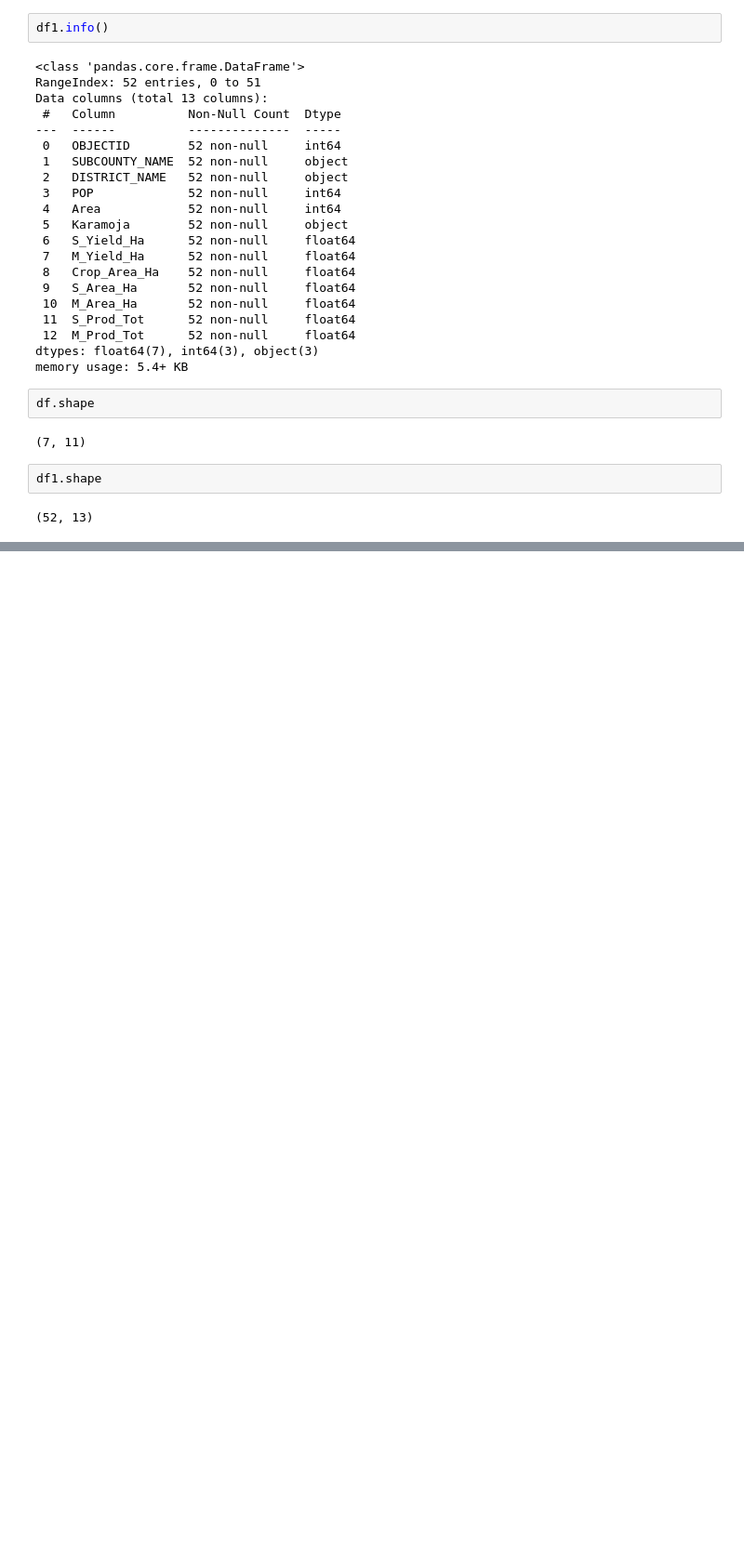
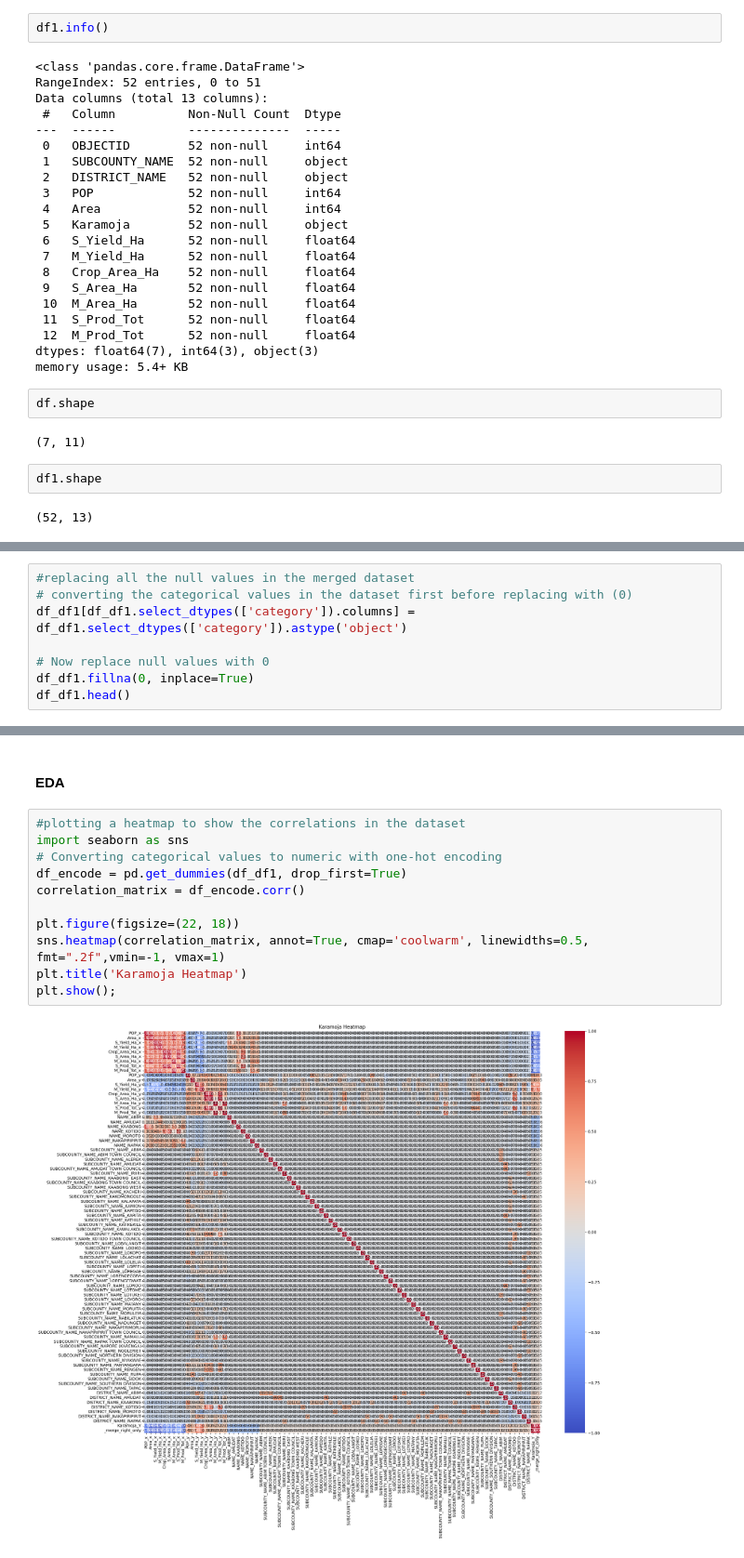
Before and after one commit to Nyarindaj/KARAMOJA, a Jupyter notebook: Karamoja.ipynb, the cells around one changed output, grey strips where cells are left out. Shown at 93% size. Cells and saved outputs as stored; diff of their text form; blank space fills up the shorter version.

```diff
--- a/Karamoja.ipynb
+++ b/Karamoja.ipynb
@@ -179,0 +194,8 @@ df_df1.head()
+# %%
+#replacing all the null values in the merged dataset
+# converting the categorical values in the dataset first before replacing with (0)
+df_df1[df_df1.select_dtypes(['category']).columns] = df_df1.select_dtypes(['category']).astype('object')
+
+# Now replace null values with 0
+df_df1.fillna(0, inplace=True)
+df_df1.head()
@@ -179,0 +211,15 @@ df_df1.head()
+# %% [markdown]
+#### EDA
+# %%
+#plotting a heatmap to show the correlations in the dataset
+import seaborn as sns
+# Converting categorical values to numeric with one-hot encoding
+df_encode = pd.get_dummies(df_df1, drop_first=True)
+correlation_matrix = df_encode.corr()
+
+plt.figure(figsize=(22, 18))
+sns.heatmap(correlation_matrix, annot=True, cmap='coolwarm', linewidths=0.5, fmt=".2f",vmin=-1, vmax=1)
+plt.title('Karamoja Heatmap')
+plt.show();
+# %% [output]
+[figure, added]
```
Also changed, not shown: parts of 22 cells of this notebook.
